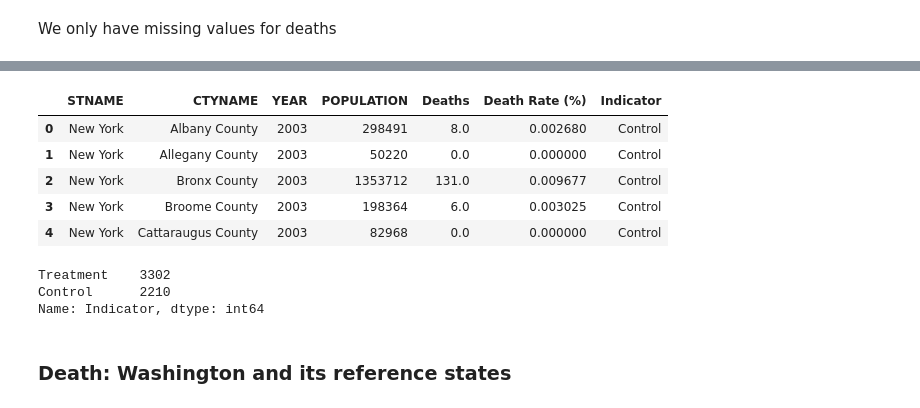
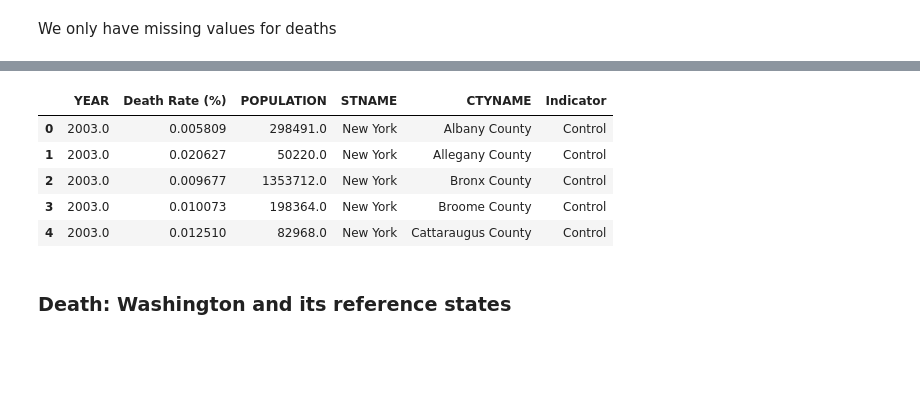
Before and after one commit to YZhu0225/Estimating-the-Impact-of-Opioid-Control-Policies, a Jupyter notebook: 10_code/merge_pop_death.ipynb, the cells around one changed output, grey strips where cells are left out. Cells and saved outputs as stored; diff of their text form; code cells hidden in the pictures; blank space fills up the shorter version.

```diff
--- a/10_code/merge_pop_death.ipynb
+++ b/10_code/merge_pop_death.ipynb
@@ -100,0 +112,15 @@ fl_death_pop['Deaths'] = fl_death_pop['Deaths'].apply(lambda x: np.random.randin
+# %%
+# import knn imputer
+from sklearn.impute import KNNImputer
+
+imputed_fl_death_pop = pd.DataFrame(columns=['YEAR', 'Death Rate (%)', 'POPULATION', 'STNAME'])
+impute_df = fl_death_pop.loc[:, ['YEAR', 'STNAME', 'Death Rate (%)', 'POPULATION']]
+
+for state in fl_death_pop['STNAME'].unique():
+    X = impute_df.loc[impute_df['STNAME'] == state, ['YEAR', 'Death Rate (%)', 'POPULATION']]
+    imputer = KNNImputer(n_neighbors=3)
+    imputer.fit(X)
+    X_imputed = imputer.transform(X)
+    X_imputed = pd.DataFrame(X_imputed, columns=['YEAR', 'Death Rate (%)', 'POPULATION'])
+    X_imputed['STNAME'] = state
+    imputed_fl_death_pop = pd.concat([imputed_fl_death_pop, X_imputed])
@@ -225,6 +247,3 @@ _merge           0
 dtype: int64
 # %% [markdown]
 We only have missing values for deaths
-# %%
-# use random number 1-10 to fill the missing values
-tx_death_pop['Deaths'] = tx_death_pop['Deaths'].apply(lambda x: np.random.randint(0, 10) if np.isnan(x) else x)
@@ -230,0 +252,16 @@ tx_death_pop['Deaths'] = tx_death_pop['Deaths'].apply(lambda x: np.random.randin
+# %%
+imputed_tx_death_pop = pd.DataFrame(columns=['YEAR', 'Death Rate (%)', 'POPULATION', 'STNAME'])
+impute_df = tx_death_pop.loc[:, ['YEAR', 'STNAME', 'Death Rate (%)', 'POPULATION']]
+
+for state in tx_death_pop['STNAME'].unique():
+    X = impute_df.loc[impute_df['STNAME'] == state, ['YEAR', 'Death Rate (%)', 'POPULATION']]
+    imputer = KNNImputer(n_neighbors=3)
+    imputer.fit(X)
+    X_imputed = imputer.transform(X)
+    X_imputed = pd.DataFrame(X_imputed, columns=['YEAR', 'Death Rate (%)', 'POPULATION'])
+    X_imputed['STNAME'] = state
+    imputed_tx_death_pop = pd.concat([imputed_tx_death_pop, X_imputed])
+# %%
+imputed_tx_death_pop = imputed_tx_death_pop.reset_index(drop=True)
+imputed_tx_death_pop = pd.concat([imputed_tx_death_pop, tx_death_pop.loc[:, ['CTYNAME']]], axis=1)
+imputed_tx_death_pop.head()
@@ -255,17 +281,11 @@ tx_death_pop.head()
 # %%
 # Add indicator for treatment and control group
-tx_death_pop['Indicator'] = tx_death_pop['STNAME'].apply(lambda x: "Treatment" if x == 'Texas' else "Control")
-tx_death_pop.head()
+imputed_tx_death_pop['Indicator'] = imputed_tx_death_pop['STNAME'].apply(lambda x: "Treatment" if x == 'Texas' else "Control")
+imputed_tx_death_pop.head()
 # %% [output]
-|  | STNAME | CTYNAME | YEAR | POPULATION | Deaths | Death Rate (%) | Indicator |
-| 0 | New York | Albany County | 2003 | 298491 | 8.0 | 0.002680 | Control |
-| 1 | New York | Allegany County | 2003 | 50220 | 0.0 | 0.000000 | Control |
-| 2 | New York | Bronx County | 2003 | 1353712 | 131.0 | 0.009677 | Control |
-| 3 | New York | Broome County | 2003 | 198364 | 6.0 | 0.003025 | Control |
-| 4 | New York | Cattaraugus County | 2003 | 82968 | 0.0 | 0.000000 | Control |
+|  | YEAR | Death Rate (%) | POPULATION | STNAME | CTYNAME | Indicator |
+| 0 | 2003.0 | 0.005809 | 298491.0 | New York | Albany County | Control |
+| 1 | 2003.0 | 0.020627 | 50220.0 | New York | Allegany County | Control |
+| 2 | 2003.0 | 0.009677 | 1353712.0 | New York | Bronx County | Control |
+| 3 | 2003.0 | 0.010073 | 198364.0 | New York | Broome County | Control |
+| 4 | 2003.0 | 0.012510 | 82968.0 | New York | Cattaraugus County | Control |
-# %%
-tx_death_pop.Indicator.value_counts()
-# %% [output]
-Treatment    3302
-Control      2210
-Name: Indicator, dtype: int64
```
Also changed, not shown: parts of 31 cells of this notebook, 1 other file.
